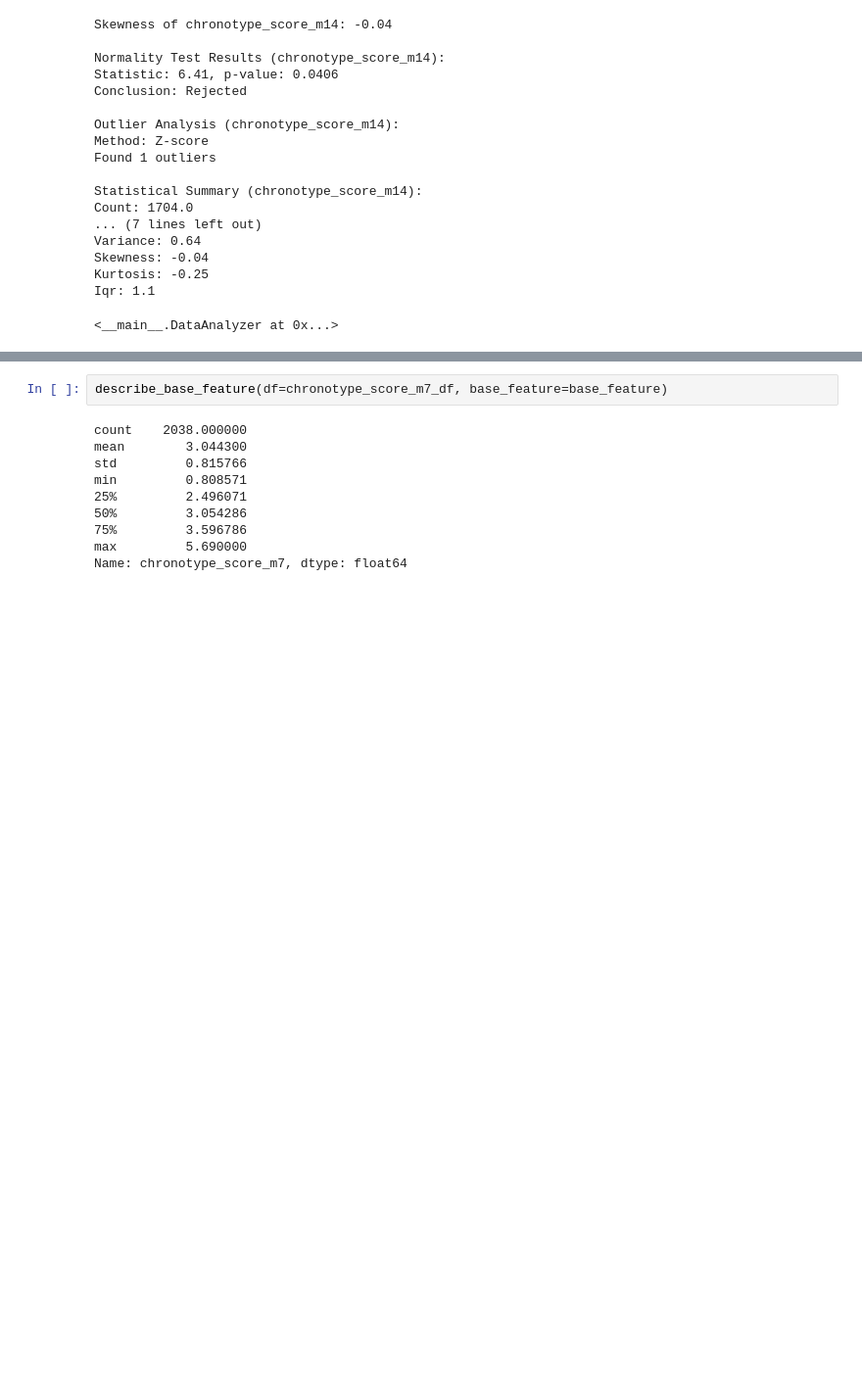
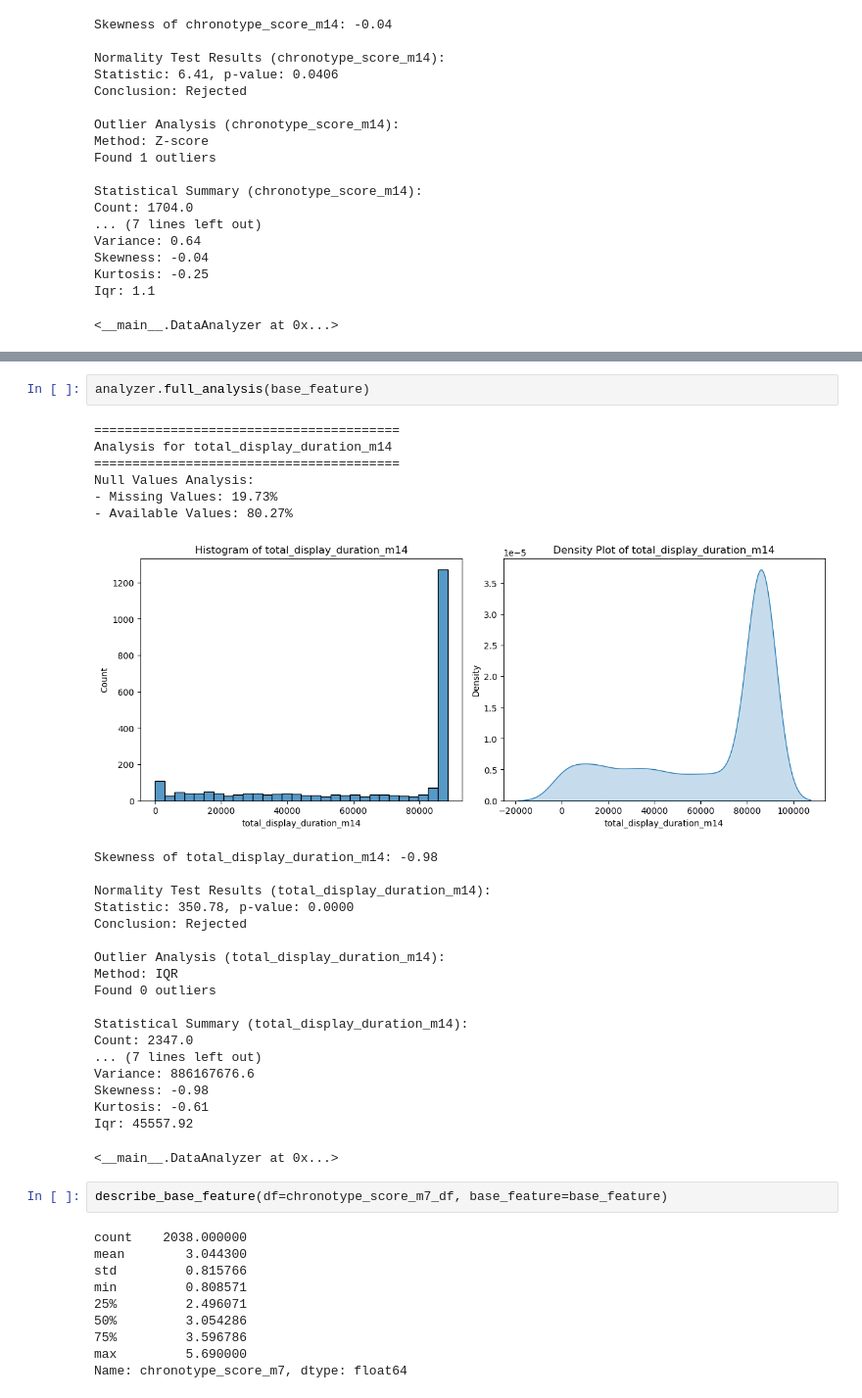
Before and after one commit to paragjadhav14/HR_ML_model_building, a Jupyter notebook: inference_v1_21_03_2025_aashi.ipynb, the cells around one changed output, grey strips where cells are left out. Shown at 98% size. Cells and saved outputs as stored; diff of their text form; blank space fills up the shorter version.

```diff
--- a/inference_v1_21_03_2025_aashi.ipynb
+++ b/inference_v1_21_03_2025_aashi.ipynb
@@ -1807,3 +1965,31 @@ Iqr: 1.1
+# %%
+analyzer.full_analysis(base_feature)
+# %% [output]
+========================================
+Analysis for total_display_duration_m14
+========================================
+Null Values Analysis:
+- Missing Values: 19.73%
+- Available Values: 80.27%
+[figure, added]
+Skewness of total_display_duration_m14: -0.98
+
+Normality Test Results (total_display_duration_m14):
+Statistic: 350.78, p-value: 0.0000
+Conclusion: Rejected
+
+Outlier Analysis (total_display_duration_m14):
+Method: IQR
+Found 0 outliers
+
+Statistical Summary (total_display_duration_m14):
+Count: 2347.0
+... (7 lines left out)
+Variance: 886167676.6
+Skewness: -0.98
+Kurtosis: -0.61
+Iqr: 45557.92
+<__main__.DataAnalyzer at 0x...>
 # %%
 describe_base_feature(df=chronotype_score_m7_df, base_feature=base_feature)
 # %% [output]
```
Also changed, not shown: parts of 18 cells of this notebook.
